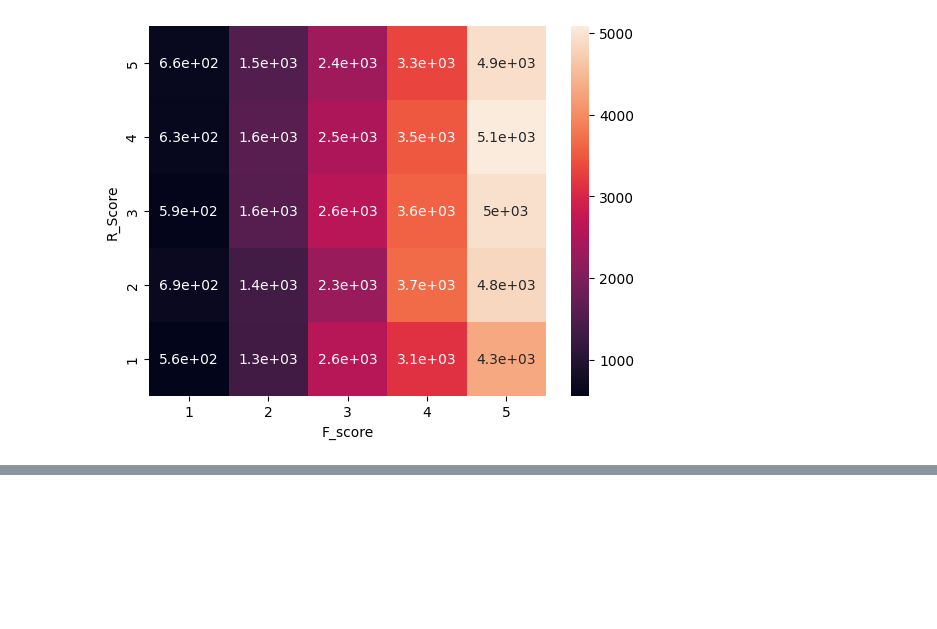
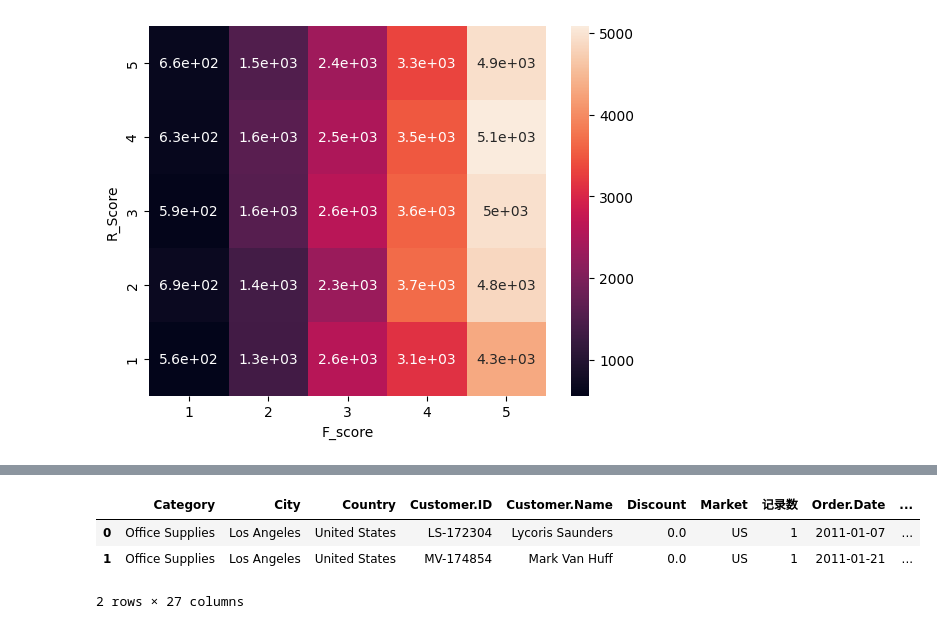
Before and after one commit to Manasagowda24/E_commerce-sales-analysis, a Jupyter notebook: cleaned_superstore_Analysis.ipynb, the cells around one changed output, grey strips where cells are left out. Saved outputs shown, nothing was run; the diff lists cells and outputs as text; code cells hidden in the pictures; blank space fills up the shorter version.

```diff
--- a/cleaned_superstore_Analysis.ipynb
+++ b/cleaned_superstore_Analysis.ipynb
@@ -704,0 +720,7 @@ sns.heatmap(heatmap_data, annot=True)
+# %%
+df.head(2)
+# %% [output]
+|  | Category | City | Country | Customer.ID | Customer.Name | Discount | Market | 记录数 | Order.Date | ... |
+| 0 | Office Supplies | Los Angeles | United States | LS-172304 | Lycoris Saunders | 0.0 | US | 1 | 2011-01-07 | ... |
+| 1 | Office Supplies | Los Angeles | United States | MV-174854 | Mark Van Huff | 0.0 | US | 1 | 2011-01-21 | ... |
+2 rows × 27 columns
```
Also changed, not shown: parts of 43 cells of this notebook, 1 other file.
